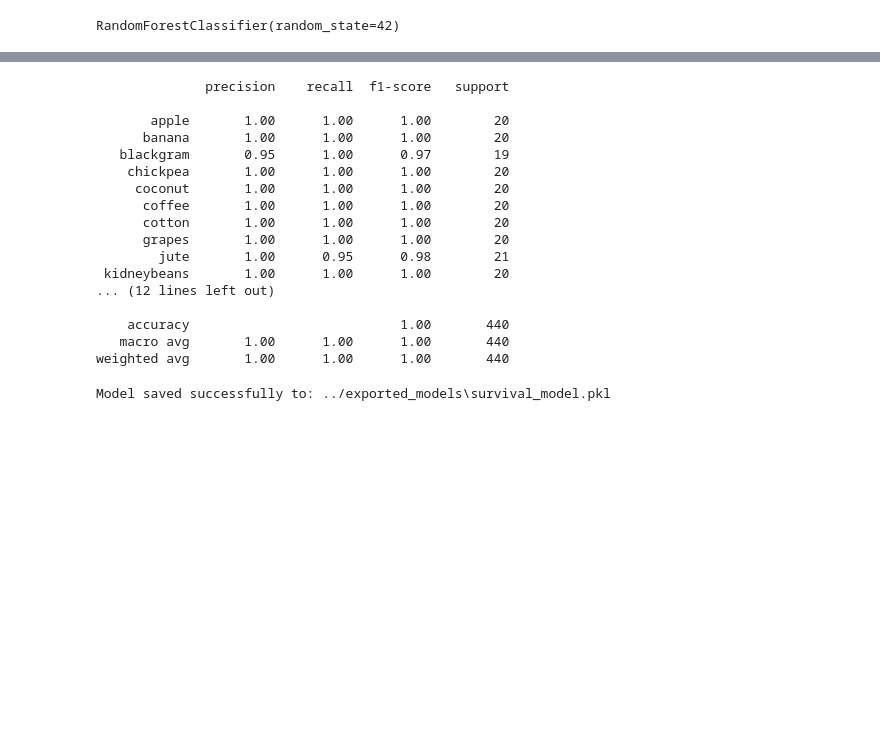
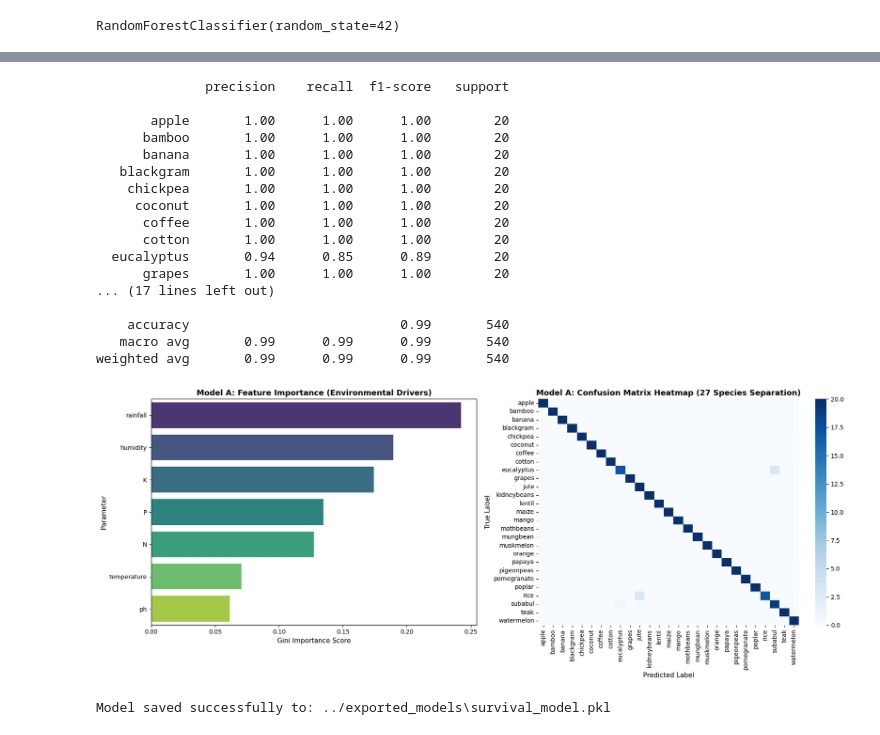
Before and after one commit to Nagendra-071/agro-carbon-engine, a Jupyter notebook: notebooks/01_model_a_exploration.ipynb, the cells around one changed output, grey strips where cells are left out. Drawn from its saved outputs; the diff is of its cells as text; code cells hidden in the pictures; blank space fills up the shorter version.

```diff
--- a/notebooks/01_model_a_exploration.ipynb
+++ b/notebooks/01_model_a_exploration.ipynb
@@ -52,24 +74,63 @@ accuracy_val
 # %%
-classification_report(y_test, ypred)
+class_report=classification_report(y_test, ypred)
 print(class_report)
 # %% [output]
               precision    recall  f1-score   support
 
        apple       1.00      1.00      1.00        20
+      bamboo       1.00      1.00      1.00        20
       banana       1.00      1.00      1.00        20
-   blackgram       0.95      1.00      0.97        19
+   blackgram       1.00      1.00      1.00        20
     chickpea       1.00      1.00      1.00        20
      coconut       1.00      1.00      1.00        20
       coffee       1.00      1.00      1.00        20
       cotton       1.00      1.00      1.00        20
+  eucalyptus       0.94      0.85      0.89        20
       grapes       1.00      1.00      1.00        20
-        jute       1.00      0.95      0.98        21
- kidneybeans       1.00      1.00      1.00        20
-... (12 lines left out)
+... (17 lines left out)
 
-    accuracy                           1.00       440
-   macro avg       1.00      1.00      1.00       440
-weighted avg       1.00      1.00      1.00       440
+    accuracy                           0.99       540
+   macro avg       0.99      0.99      0.99       540
+weighted avg       0.99      0.99      0.99       540
+# %%
+fig, axes = plt.subplots(1, 2, figsize=(18, 7))
+
+# Plot A: Feature Importance (Gini Score)
+importances = pd.Series(rf.feature_importances_, index=X.columns).sort_values(ascending=False)
+
+sns.barplot(
+    x=importances.values,
+    y=importances.index,
+    hue=importances.index,
+    legend=False,
+    palette="viridis",
+    ax=axes[0]
+)
+axes[0].set_title("Model A: Feature Importance (Environmental Drivers)", fontsize=13, fontweight='bold')
+axes[0].set_xlabel("Gini Importance Score", fontsize=11)
+axes[0].set_ylabel("Parameter", fontsize=11)
+
+# Plot B: Multi-Class Confusion Matrix (27 Species)
+cm = confusion_matrix(y_test, ypred)
+
+sns.heatmap(
+    cm,
+    annot=False,
+    cmap="Blues",
+    xticklabels=rf.classes_,
+    yticklabels=rf.classes_,
+    ax=axes[1],
+    cbar=True
+)
+axes[1].set_title("Model A: Confusion Matrix Heatmap (27 Species Separation)", fontsize=13, fontweight='bold')
+axes[1].set_xlabel("Predicted Label", fontsize=11)
+axes[1].set_ylabel("True Label", fontsize=11)
+axes[1].tick_params(axis='x', rotation=90)
+
+plt.tight_layout()
+plt.show()
+# %% [output]
+[figure, added]
 # %%
 import joblib
 
```
Also changed, not shown: parts of 7 cells of this notebook.
